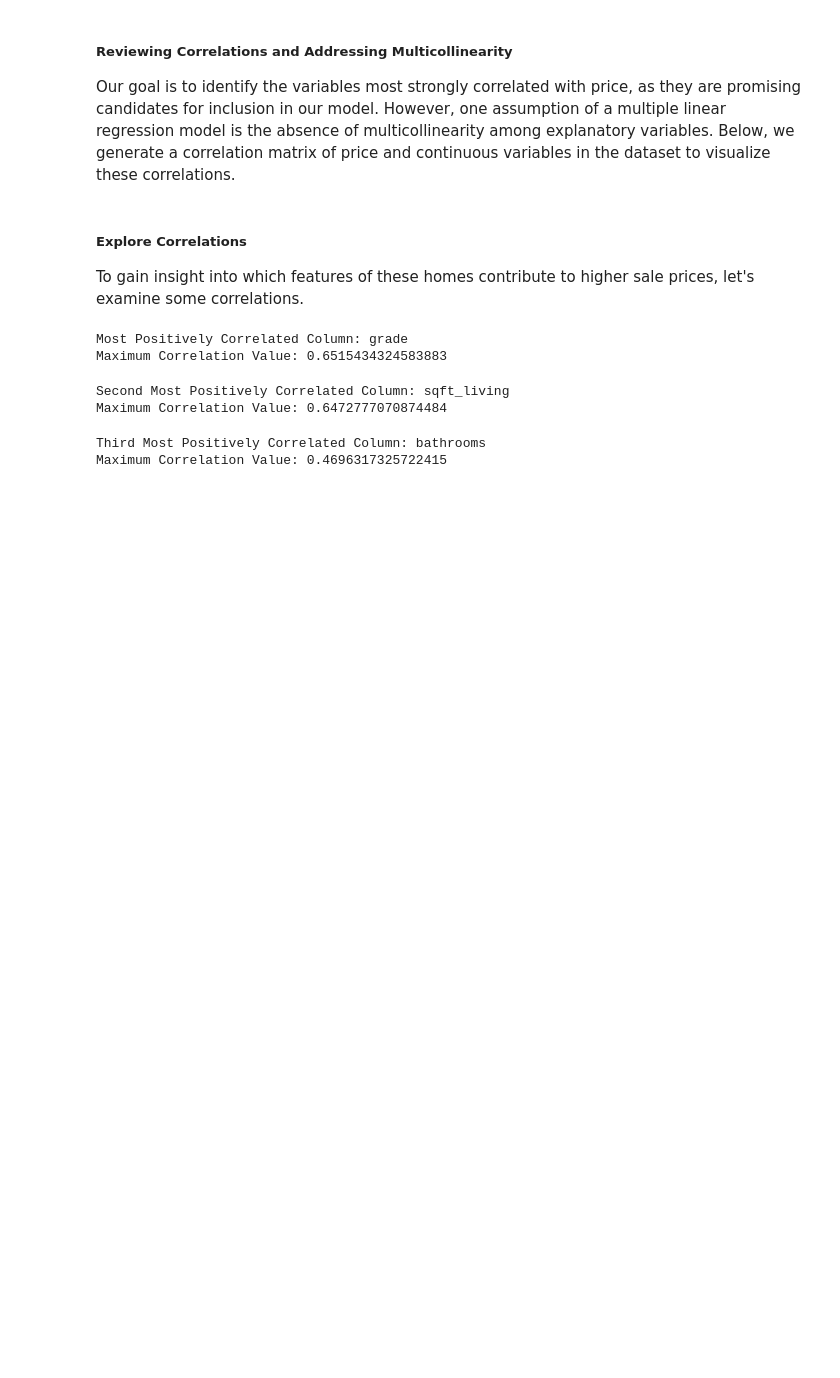
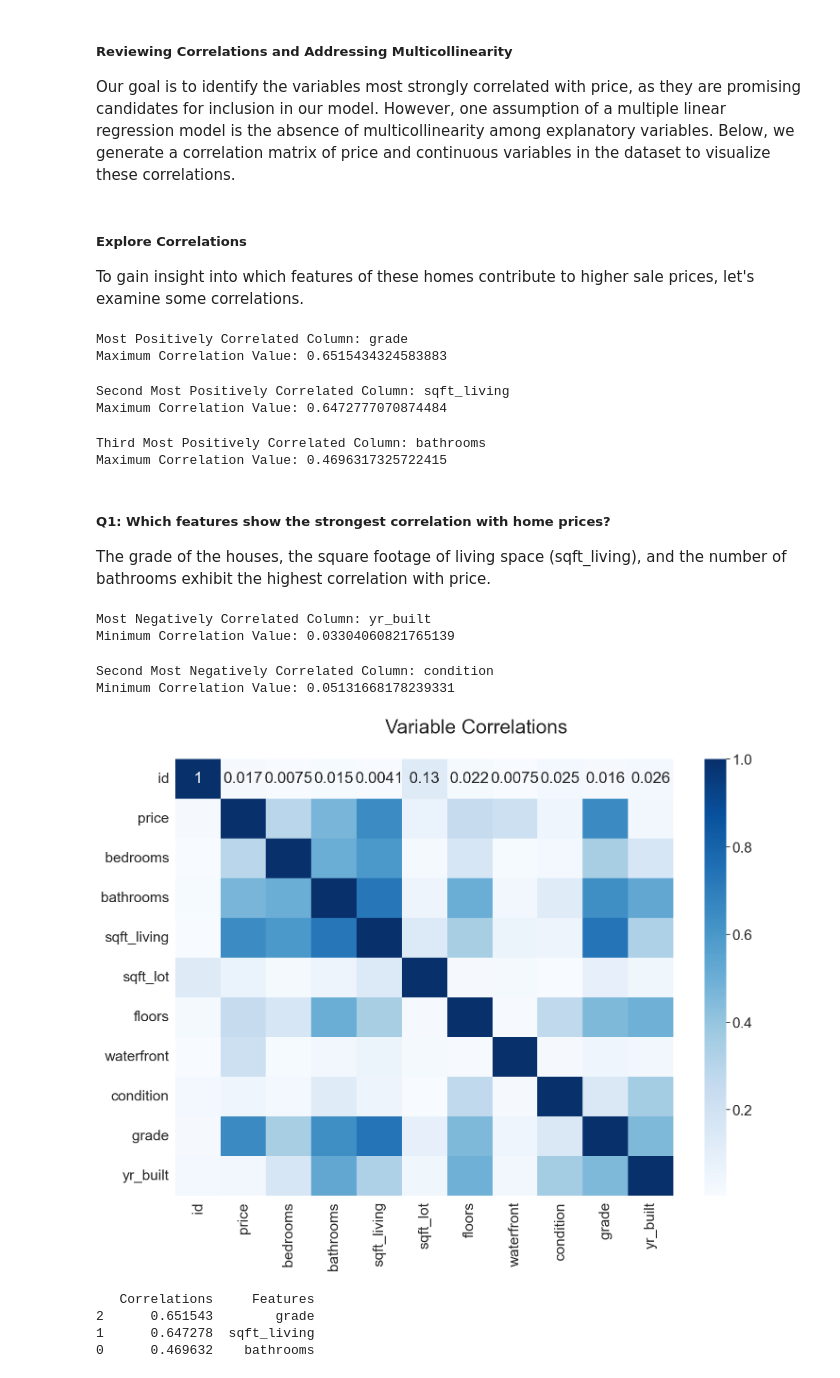
Before and after one commit to clydeochieng/dsc-phase-2-project, a Jupyter notebook: student.ipynb, the cells around one changed output. Drawn from its saved outputs; the diff is of its cells as text; code cells hidden in the pictures; blank space fills up the shorter version.

```diff
--- a/student.ipynb
+++ b/student.ipynb
@@ -1039,3 +1039,75 @@ print("Maximum Correlation Value:", max_corr_value)
 # %% [output]
 Third Most Positively Correlated Column: bathrooms
 Maximum Correlation Value: 0.4696317325722415
+# %% [markdown]
+##### Q1: Which features show the strongest correlation with home prices?
+
+The grade of the houses, the square footage of living space (sqft_living), and the number of bathrooms exhibit the highest correlation with price.
+# %%
+# We only need to find the smallest value, as we're not excluding the perfect correlation with itself.
+min_corr_value = correlation_series.iloc[1]
+min_corr_column = correlation_series.index[1]
+
+print("Most Negatively Correlated Column:", min_corr_column)
+print("Minimum Correlation Value:", min_corr_value)
+# %% [output]
+Most Negatively Correlated Column: yr_built
+Minimum Correlation Value: 0.03304060821765139
+# %%
+min_corr_value = correlation_series.iloc[2]
+min_corr_column = correlation_series.index[2]
+
+print("Second Most Negatively Correlated Column:", min_corr_column)
+print("Minimum Correlation Value:", min_corr_value)
+# %% [output]
+Second Most Negatively Correlated Column: condition
+Minimum Correlation Value: 0.05131668178239331
+# %%
+import seaborn as sns
+import matplotlib.pyplot as plt
+
+corr = df.corr().abs()
+
+# Create the figure and axes
+fig, ax = plt.subplots(figsize=(17,12))
+
+# Set the title
+fig.suptitle('Variable Correlations', fontsize=30, y=.95)
+
+# Create the heatmap
+heatmap = sns.heatmap(corr, cmap='Blues', annot=True)
+
+# Save plot as PNG
+plt.savefig("correlation_heatmap.png", bbox_inches='tight')
+
+# Display the plot
+plt.show()
+# %% [output]
+[figure, added]
+# %%
+import pandas as pd
+
+# Create lists to store features and correlations
+features = []
+correlations = []
+
+# Iterate through the correlations with the 'price' column
+for idx in corr['price'].index:
+    correlation = corr['price'][idx]
+    if correlation >= 0.30 and idx != 'price':
+        features.append(idx)
+        correlations.append(correlation)
+
+# Create DataFrame
+corr_price_df = pd.DataFrame({'Correlations': correlations, 'Features': features})
+
+# Sort DataFrame by Correlations in descending order
+corr_price_df = corr_price_df.sort_values(by='Correlations', ascending=False)
+
+# Display DataFrame
+print(corr_price_df)
+# %% [output]
+   Correlations     Features
+2      0.651543        grade
+1      0.647278  sqft_living
+0      0.469632    bathrooms
```
Also changed, not shown: parts of 2 cells of this notebook.
